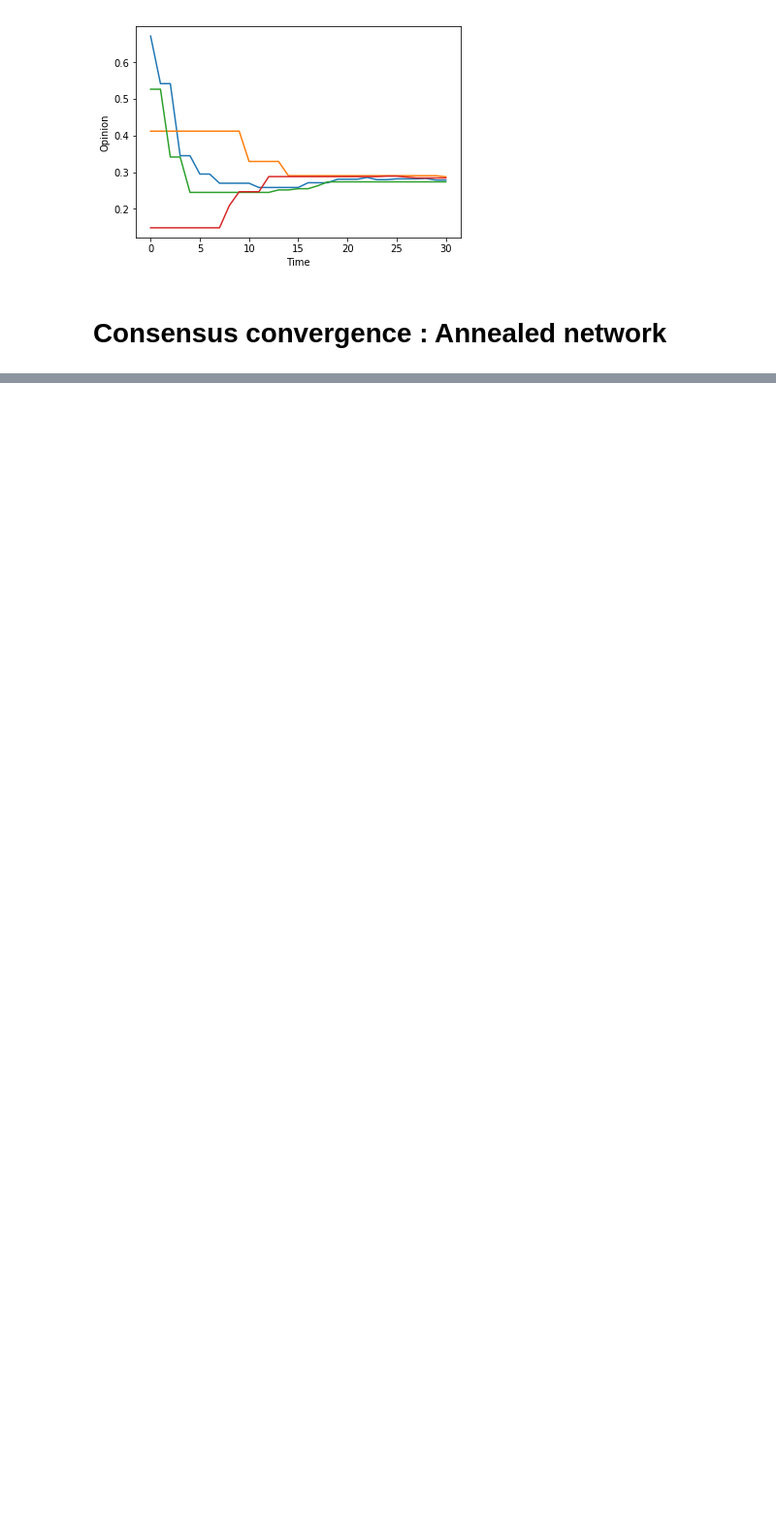
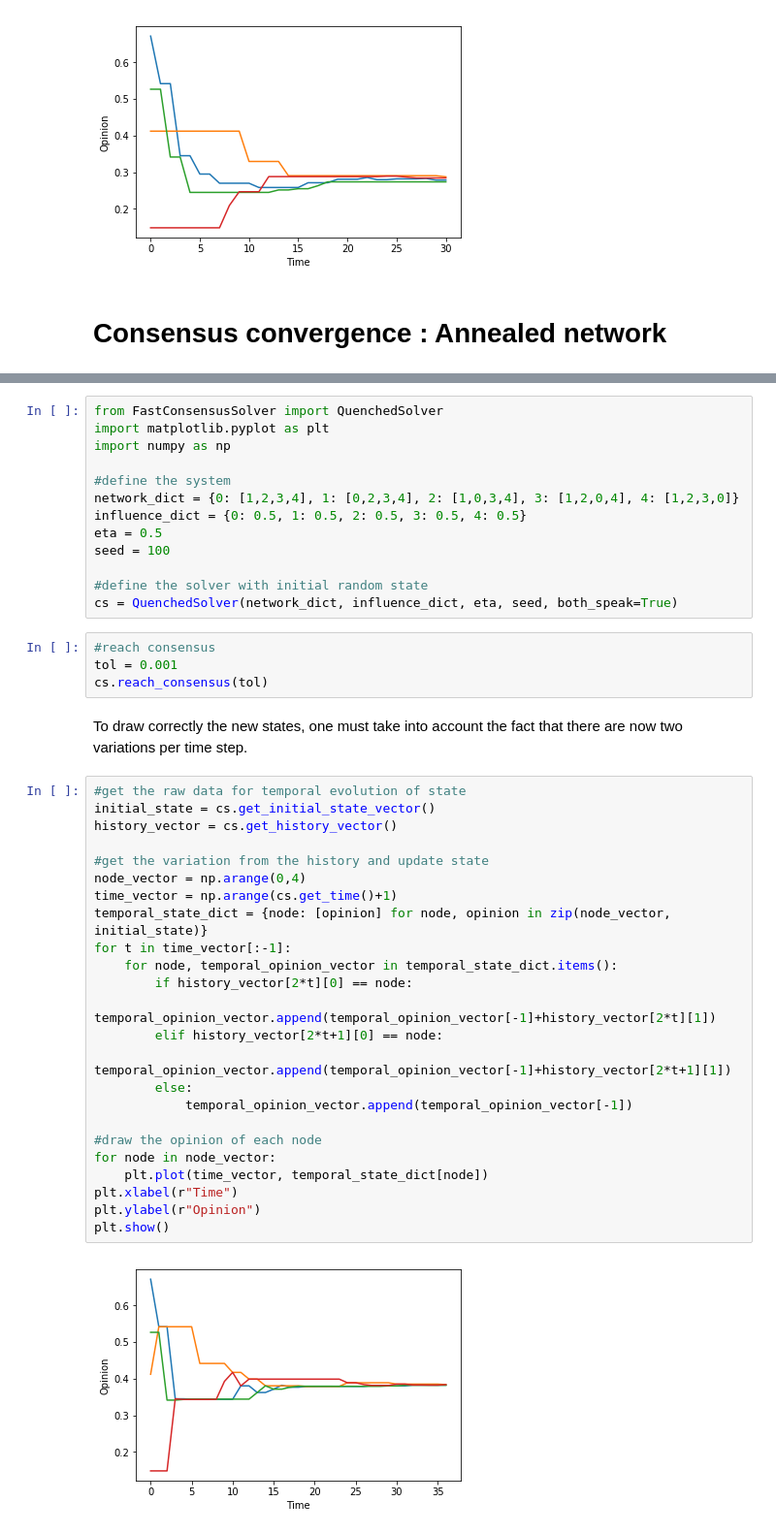
Before and after one commit to andresantoro/Social_Consensus, a Jupyter notebook: dynamic_solver/FastConsensusSolver/examples.ipynb, the cells around one changed output, grey strips where cells are left out. Shown at 97% size. Drawn from its saved outputs; the diff is of its cells as text; blank space fills up the shorter version.

```diff
--- a/dynamic_solver/FastConsensusSolver/examples.ipynb
+++ b/dynamic_solver/FastConsensusSolver/examples.ipynb
@@ -94,0 +97,45 @@ plt.show()
+# %%
+from FastConsensusSolver import QuenchedSolver
+import matplotlib.pyplot as plt
+import numpy as np
+
+#define the system
+network_dict = {0: [1,2,3,4], 1: [0,2,3,4], 2: [1,0,3,4], 3: [1,2,0,4], 4: [1,2,3,0]}
+influence_dict = {0: 0.5, 1: 0.5, 2: 0.5, 3: 0.5, 4: 0.5}
+eta = 0.5
+seed = 100
+
+#define the solver with initial random state
+cs = QuenchedSolver(network_dict, influence_dict, eta, seed, both_speak=True)
+# %%
+#reach consensus
+tol = 0.001
+cs.reach_consensus(tol)
+# %% [markdown]
+To draw correctly the new states, one must take into account the fact that there are now two variations per time step.
+# %%
+#get the raw data for temporal evolution of state
+initial_state = cs.get_initial_state_vector()
+history_vector = cs.get_history_vector()
+
+#get the variation from the history and update state
+node_vector = np.arange(0,4)
+time_vector = np.arange(cs.get_time()+1)
+temporal_state_dict = {node: [opinion] for node, opinion in zip(node_vector, initial_state)}
+for t in time_vector[:-1]:
+    for node, temporal_opinion_vector in temporal_state_dict.items():
+        if history_vector[2*t][0] == node:
+            temporal_opinion_vector.append(temporal_opinion_vector[-1]+history_vector[2*t][1])
+        elif history_vector[2*t+1][0] == node:
+            temporal_opinion_vector.append(temporal_opinion_vector[-1]+history_vector[2*t+1][1])
+        else:
+            temporal_opinion_vector.append(temporal_opinion_vector[-1])
+
+#draw the opinion of each node
+for node in node_vector:
+    plt.plot(time_vector, temporal_state_dict[node])
+plt.xlabel(r"Time")
+plt.ylabel(r"Opinion")
+plt.show()
+# %% [output]
+[figure, added]
```
Also changed, not shown: parts of 7 cells of this notebook, 7 other files.
